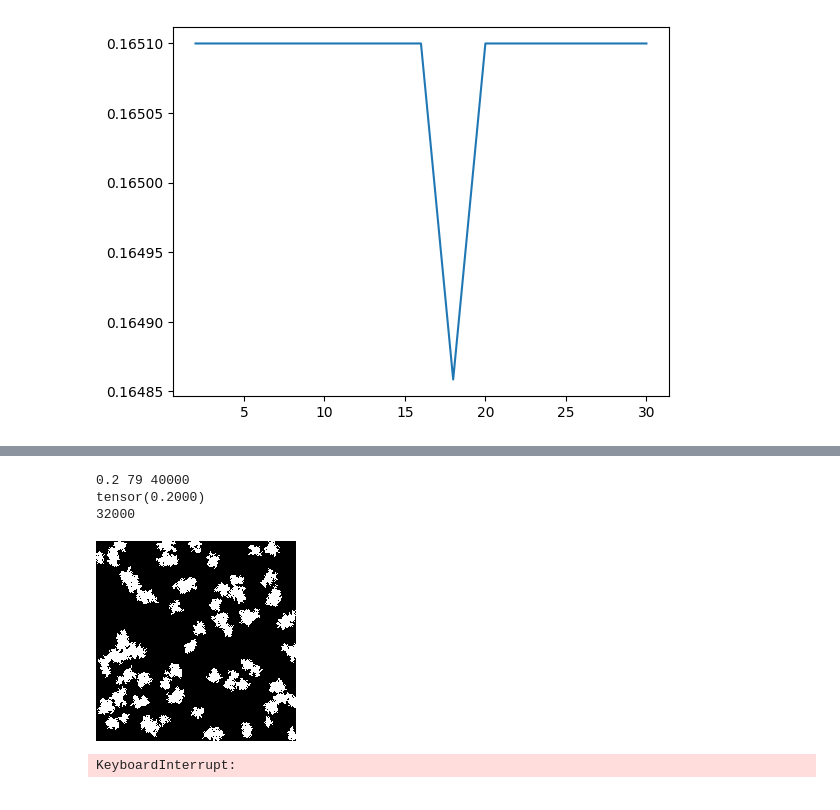
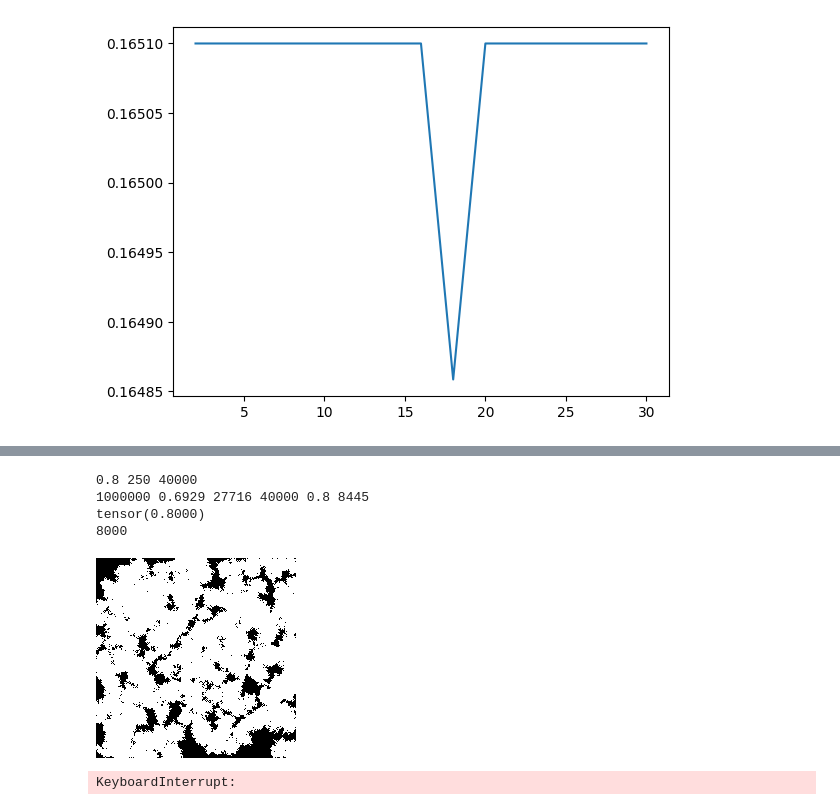
Before and after one commit to AadiDev005/Paraffin-EG-Model, a Jupyter notebook: dataset_generator.ipynb, the cells around one changed output, grey strips where cells are left out. Cells and saved outputs as stored; diff of their text form; code cells hidden in the pictures.

```diff
--- a/dataset_generator.ipynb
+++ b/dataset_generator.ipynb
@@ -245,16 +245,17 @@ import cProfile
 # grid=[[1]*160 for i in range(160)]
 # grid=generateSample3(160, 160, (random.random()%0.0005)+0.001, 0.05, 4.5)
 # %%
-grid=generateSampleFromPaper(200, 200, 0.01, 0.2)
+grid=generateSampleFromPaper(200, 200, 0.01, 0.8)
 grid_tensor=torch.tensor(grid, dtype=torch.float32)
 print(torch.sum(grid_tensor)/(200*200))
 print(len(torch.nonzero(grid_tensor==0)))
 display(tensorToImageTransform(grid_tensor))
 # %% [output]
-0.2 79 40000
-tensor(0.2000)
-32000
+0.8 250 40000
+1000000 0.6929 27716 40000 0.8 8445
+tensor(0.8000)
+8000
-[figure, old version]
+[figure, new version]
 # %%
 def shift(array, shift_x, shift_y):
     shifted_array=np.copy(array)
```
Also changed, not shown: parts of 16 cells of this notebook.
